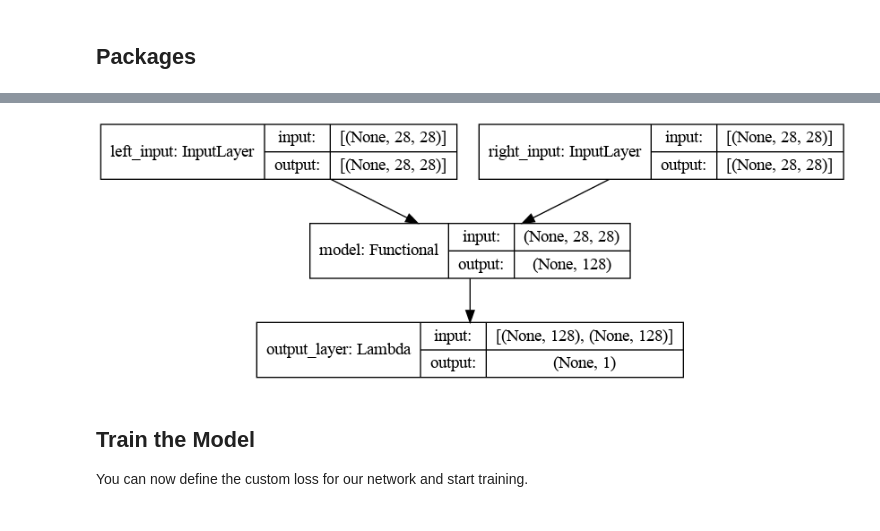
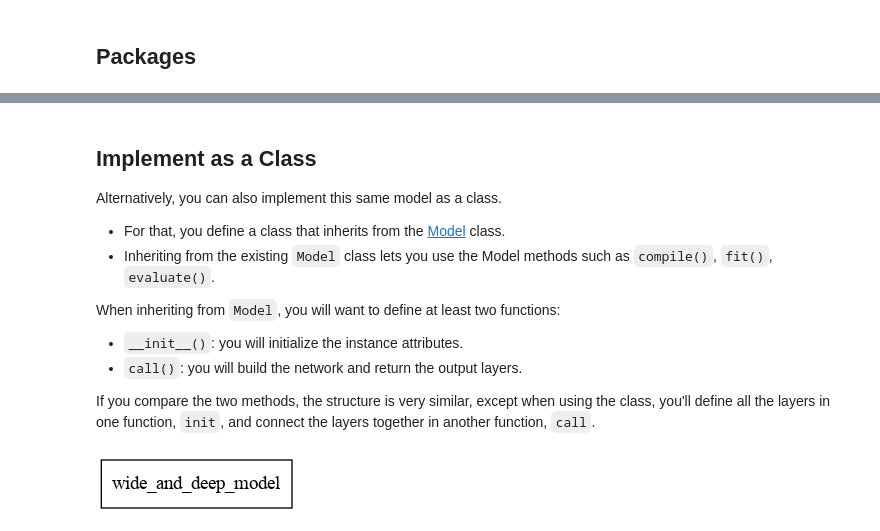
Before and after one commit to anilkunwar/coursera, a Jupyter notebook: DeepLearningAI_Custom_Models_Layers_and_Loss_Functions_with_Tensorflow/week1/C1_W1_Lab3_Siamese-Network.ipynb, the cells around one changed output, grey strips where cells are left out. Drawn from its saved outputs; the diff is of its cells as text; code cells hidden in the pictures.

```diff
--- a/DeepLearningAI_Custom_Models_Layers_and_Loss_Functions_with_Tensorflow/week1/C1_W1_Lab3_Siamese-Network.ipynb
+++ b/DeepLearningAI_Custom_Models_Layers_and_Loss_Functions_with_Tensorflow/week1/C1_W1_Lab3_Siamese-Network.ipynb
@@ -144,23 +51,44 @@ Let's now build the Siamese network. The plot will show two inputs going to the
-# %%
-# create the left input and point to the base network
-input_a = Input(shape=(28, 28,), name='left_input')
-vect_output_a = base_network(input_a)
-
-# create the right input and point to the base network
-input_b = Input(shape=(28, 28,), name='right_input')
-vect_output_b = base_network(input_b)
-
-# measure the similarity of the two vector outputs
-output = Lambda(euclidean_distance, name='output_layer', output_shape=eucl_dist_output_shape)([vect_output_a, vect_output_b])
-
-# specify the inputs and outputs of the model
-model = Model(inputs=[input_a, input_b], outputs=output)
+# %% [markdown]
+## Implement as a Class
+
+Alternatively, you can also implement this same model as a class.
+- For that, you define a class that inherits from the [Model](https://keras.io/api/models/model/) class.
+- Inheriting from the existing `Model` class lets you use the Model methods such as `compile()`, `fit()`, `evaluate()`.
+
+When inheriting from `Model`, you will want to define at least two functions:
+- `__init__()`: you will initialize the instance attributes.
+- `call()`: you will build the network and return the output layers.
+
+If you compare the two methods, the structure is very similar, except when using the class, you'll define all the layers in one function, `init`, and connect the layers together in another function, `call`.
+# %%
+# inherit from the Model base class
+class WideAndDeepModel(Model):
+    def __init__(self, units=30, activation='relu', **kwargs):
+        '''
+        initializes the instance attributes
+        '''
+        super().__init__(**kwargs)
+        self.hidden1 = Dense(units, activation=activation)
+        self.hidden2 = Dense(units, activation=activation)
+        self.main_output = Dense(1)
+        self.aux_output = Dense(1)
+
+    def call(self, inputs):
+        '''
+        defines the network architecture
+        '''
+        input_a, input_b = inputs
+        hidden1 = self.hidden1(input_b)
+        hidden2 = self.hidden2(hidden1)
+        concat = concatenate([input_a, hidden2])
+        main_output = self.main_output(concat)
+        aux_output = self.aux_output(hidden2)
+
+        return main_output, aux_output
+# %%
+# create an instance of the model
+model = WideAndDeepModel()
 # %%
-# plot model graph
-plot_model(model, show_shapes=True, show_layer_names=True, to_file='./siamese_network.png')
+plot_model(model, show_layer_names=True, show_shapes=True, to_file='./wide_and_deep_model_class.png')
 # %% [output]
-[figure, old version]
+[figure, new version]
-# %% [markdown]
-## Train the Model
-
-You can now define the custom loss for our network and start training.
```
Also changed, not shown: parts of 30 cells of this notebook, 3 other files.
